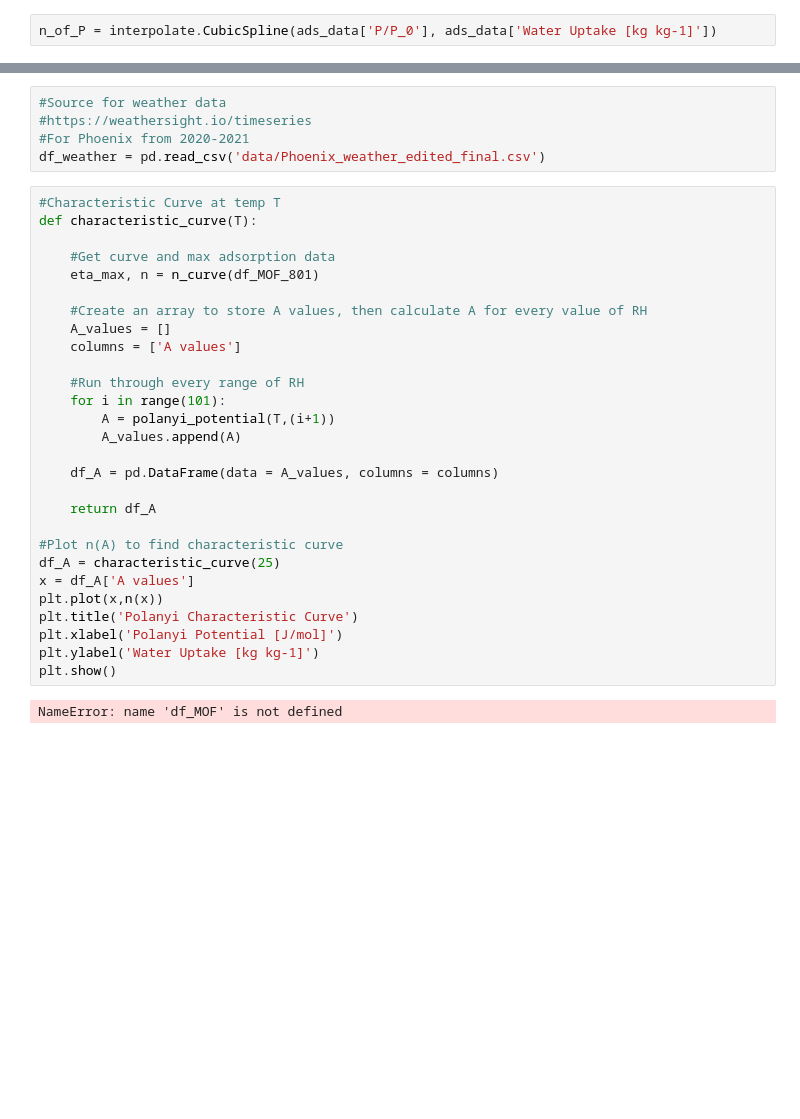
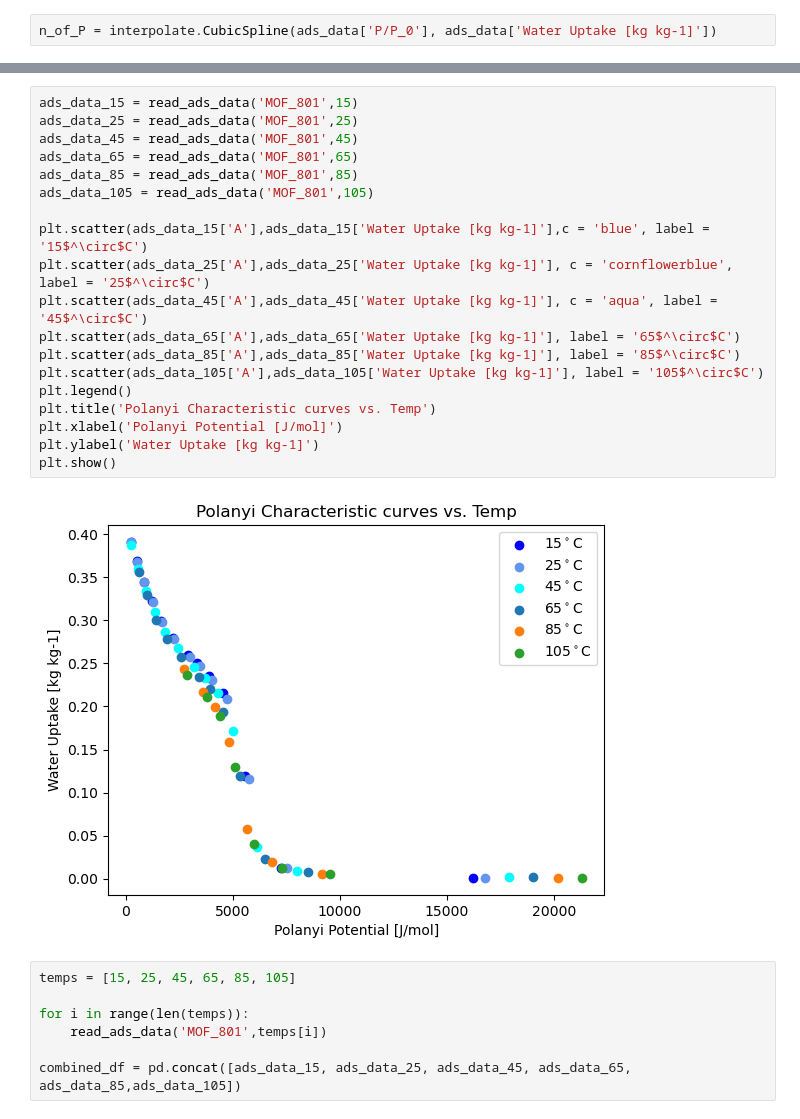
Before and after one commit to SimonEnsemble/water_harvesting, a Jupyter notebook: Polanyi_Calculation.ipynb, the cells around one changed output, grey strips where cells are left out. Cells and saved outputs as stored; diff of their text form; blank space fills up the shorter version.

```diff
--- a/Polanyi_Calculation.ipynb
+++ b/Polanyi_Calculation.ipynb
@@ -91,35 +85,28 @@ plt.show()
 # %%
-#Source for weather data
-#https://weathersight.io/timeseries
-#For Phoenix from 2020-2021
-df_weather = pd.read_csv('data/Phoenix_weather_edited_final.csv')
+ads_data_15 = read_ads_data('MOF_801',15)
+ads_data_25 = read_ads_data('MOF_801',25)
+ads_data_45 = read_ads_data('MOF_801',45)
+ads_data_65 = read_ads_data('MOF_801',65)
+ads_data_85 = read_ads_data('MOF_801',85)
+ads_data_105 = read_ads_data('MOF_801',105)
+
+plt.scatter(ads_data_15['A'],ads_data_15['Water Uptake [kg kg-1]'],c = 'blue', label = '15$^\circ$C')
+plt.scatter(ads_data_25['A'],ads_data_25['Water Uptake [kg kg-1]'], c = 'cornflowerblue', label = '25$^\circ$C')
+plt.scatter(ads_data_45['A'],ads_data_45['Water Uptake [kg kg-1]'], c = 'aqua', label = '45$^\circ$C')
+plt.scatter(ads_data_65['A'],ads_data_65['Water Uptake [kg kg-1]'], label = '65$^\circ$C')
+plt.scatter(ads_data_85['A'],ads_data_85['Water Uptake [kg kg-1]'], label = '85$^\circ$C')
+plt.scatter(ads_data_105['A'],ads_data_105['Water Uptake [kg kg-1]'], label = '105$^\circ$C')
+plt.legend()
+plt.title('Polanyi Characteristic curves vs. Temp')
+plt.xlabel('Polanyi Potential [J/mol]')
+plt.ylabel('Water Uptake [kg kg-1]')
+plt.show()
+# %% [output]
+[figure, added]
 # %%
-#Characteristic Curve at temp T
-def characteristic_curve(T):
+temps = [15, 25, 45, 65, 85, 105]
 
-    #Get curve and max adsorption data
-    eta_max, n = n_curve(df_MOF_801)
+for i in range(len(temps)):
+    read_ads_data('MOF_801',temps[i])
 
-    #Create an array to store A values, then calculate A for every value of RH
-    A_values = []
-    columns = ['A values']
-
-    #Run through every range of RH
-    for i in range(101):
-        A = polanyi_potential(T,(i+1))
-        A_values.append(A)
-
-    df_A = pd.DataFrame(data = A_values, columns = columns)
-
-    return df_A
-
-#Plot n(A) to find characteristic curve
-df_A = characteristic_curve(25)
-x = df_A['A values']
-plt.plot(x,n(x))
-plt.title('Polanyi Characteristic Curve')
-plt.xlabel('Polanyi Potential [J/mol]')
-plt.ylabel('Water Uptake [kg kg-1]')
-plt.show()
+combined_df = pd.concat([ads_data_15, ads_data_25, ads_data_45, ads_data_65, ads_data_85,ads_data_105])
-# %% [output]
-NameError: name 'df_MOF' is not defined
```
Also changed, not shown: parts of 23 cells of this notebook, 2 other files.
